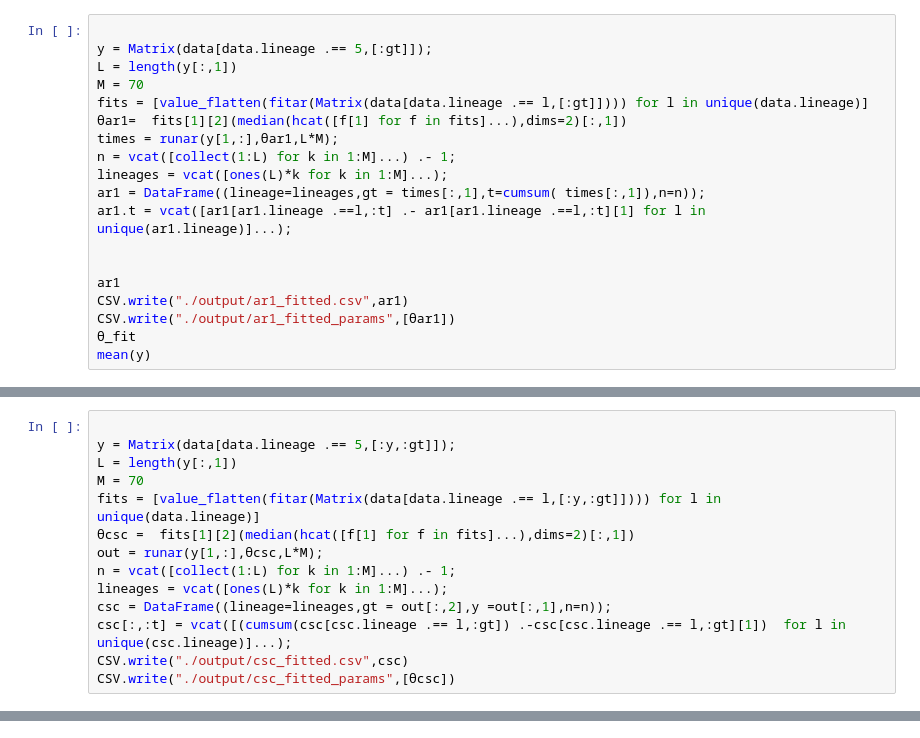
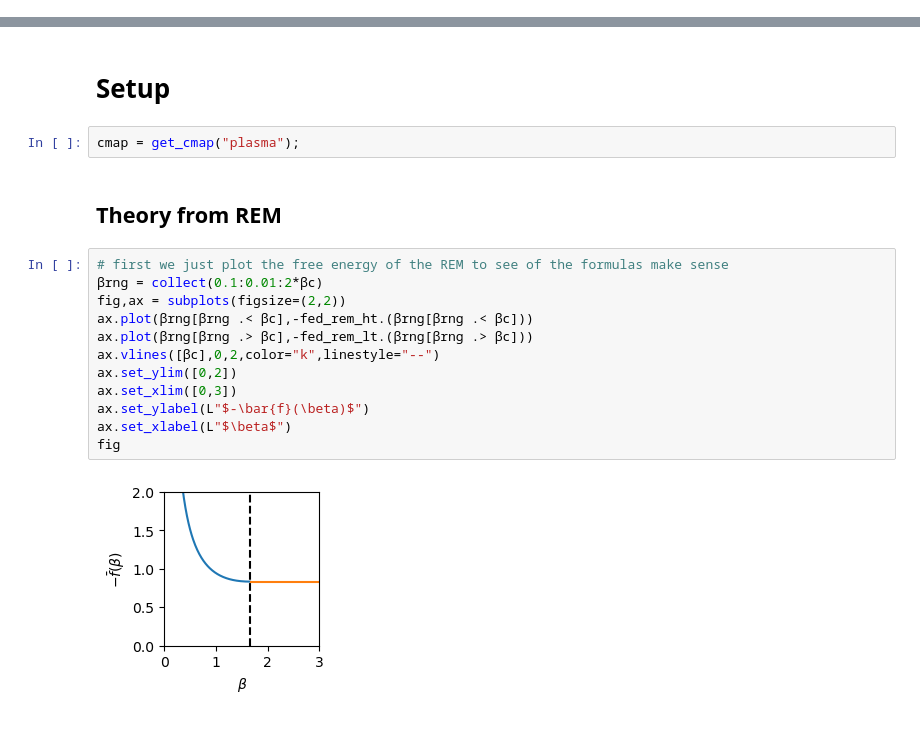
Before and after one commit to elevien/LDPrediction, a Jupyter notebook: src/PAPER_fig4.ipynb, the cells around one changed output, grey strips where cells are left out. Saved outputs shown, nothing was run; the diff lists cells and outputs as text.

```diff
--- a/src/PAPER_fig4.ipynb
+++ b/src/PAPER_fig4.ipynb
@@ -54,19 +0,0 @@ Note: Move to .jl file
-# %%
-
-y = Matrix(data[data.lineage .== 5,[:gt]]);
-L = length(y[:,1])
-M = 70
-fits = [value_flatten(fitar(Matrix(data[data.lineage .== l,[:gt]]))) for l in unique(data.lineage)]
-θar1=  fits[1][2](median(hcat([f[1] for f in fits]...),dims=2)[:,1])
-times = runar(y[1,:],θar1,L*M);
-n = vcat([collect(1:L) for k in 1:M]...) .- 1;
-lineages = vcat([ones(L)*k for k in 1:M]...);
-ar1 = DataFrame((lineage=lineages,gt = times[:,1],t=cumsum( times[:,1]),n=n));
-ar1.t = vcat([ar1[ar1.lineage .==l,:t] .- ar1[ar1.lineage .==l,:t][1] for l in unique(ar1.lineage)]...);
-
-
-ar1
-CSV.write("./output/ar1_fitted.csv",ar1)
-CSV.write("./output/ar1_fitted_params",[θar1])
-θ_fit
-mean(y)
@@ -77,14 +0,0 @@ mean(y)
-# %%
-
-y = Matrix(data[data.lineage .== 5,[:y,:gt]]);
-L = length(y[:,1])
-M = 70
-fits = [value_flatten(fitar(Matrix(data[data.lineage .== l,[:y,:gt]]))) for l in unique(data.lineage)]
-θcsc =  fits[1][2](median(hcat([f[1] for f in fits]...),dims=2)[:,1])
-out = runar(y[1,:],θcsc,L*M);
-n = vcat([collect(1:L) for k in 1:M]...) .- 1;
-lineages = vcat([ones(L)*k for k in 1:M]...);
-csc = DataFrame((lineage=lineages,gt = out[:,2],y =out[:,1],n=n));
-csc[:,:t] = vcat([(cumsum(csc[csc.lineage .== l,:gt]) .-csc[csc.lineage .== l,:gt][1])  for l in unique(csc.lineage)]...);
-CSV.write("./output/csc_fitted.csv",csc)
-CSV.write("./output/csc_fitted_params",[θcsc])
@@ -196,0 +16,20 @@ fig
+# %% [markdown]
+# Setup
+# %%
+cmap = get_cmap("plasma");
+# %% [markdown]
+## Theory from REM
+# %%
+# first we just plot the free energy of the REM to see of the formulas make sense
+βrng = collect(0.1:0.01:2*βc)
+fig,ax = subplots(figsize=(2,2))
+ax.plot(βrng[βrng .< βc],-fed_rem_ht.(βrng[βrng .< βc]))
+ax.plot(βrng[βrng .> βc],-fed_rem_lt.(βrng[βrng .> βc]))
+ax.vlines([βc],0,2,color="k",linestyle="--")
+ax.set_ylim([0,2])
+ax.set_xlim([0,3])
+ax.set_ylabel(L"$-\bar{f}(\beta)$")
+ax.set_xlabel(L"$\beta$")
+fig
+# %% [output]
+[figure, added]
```
Also changed, not shown: parts of 34 cells of this notebook, 7 other files.
